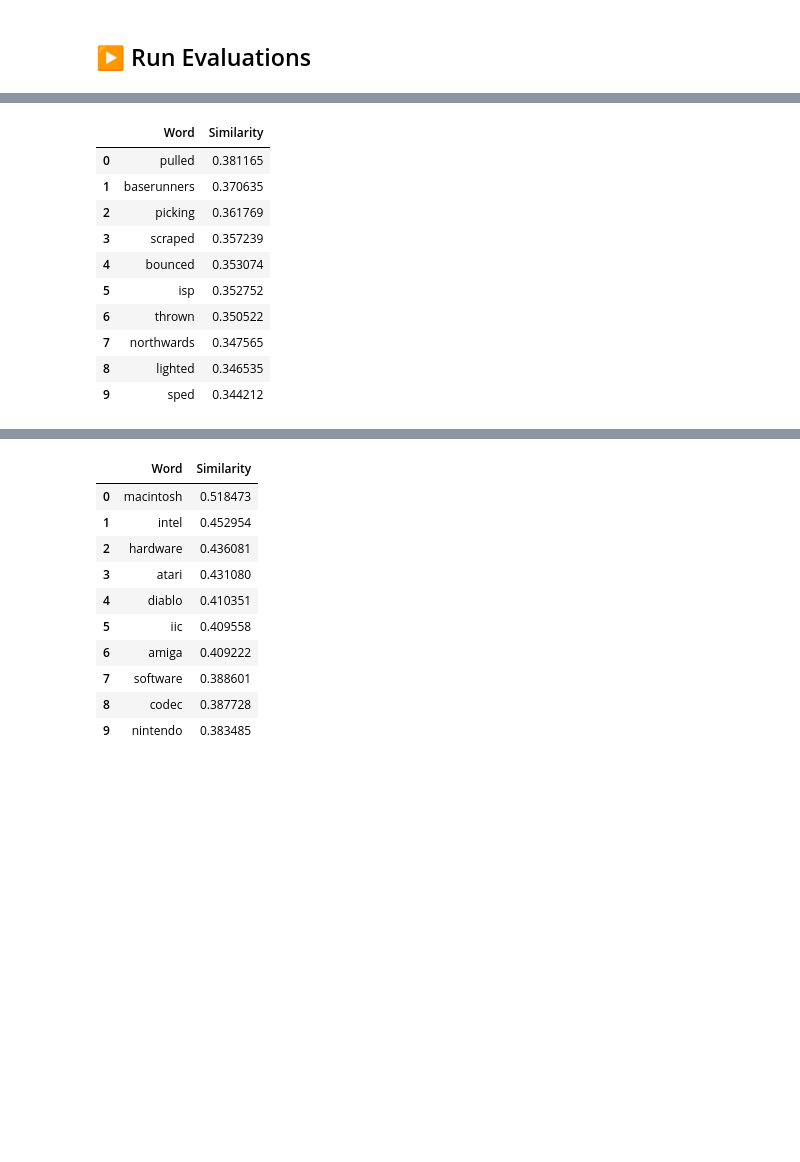
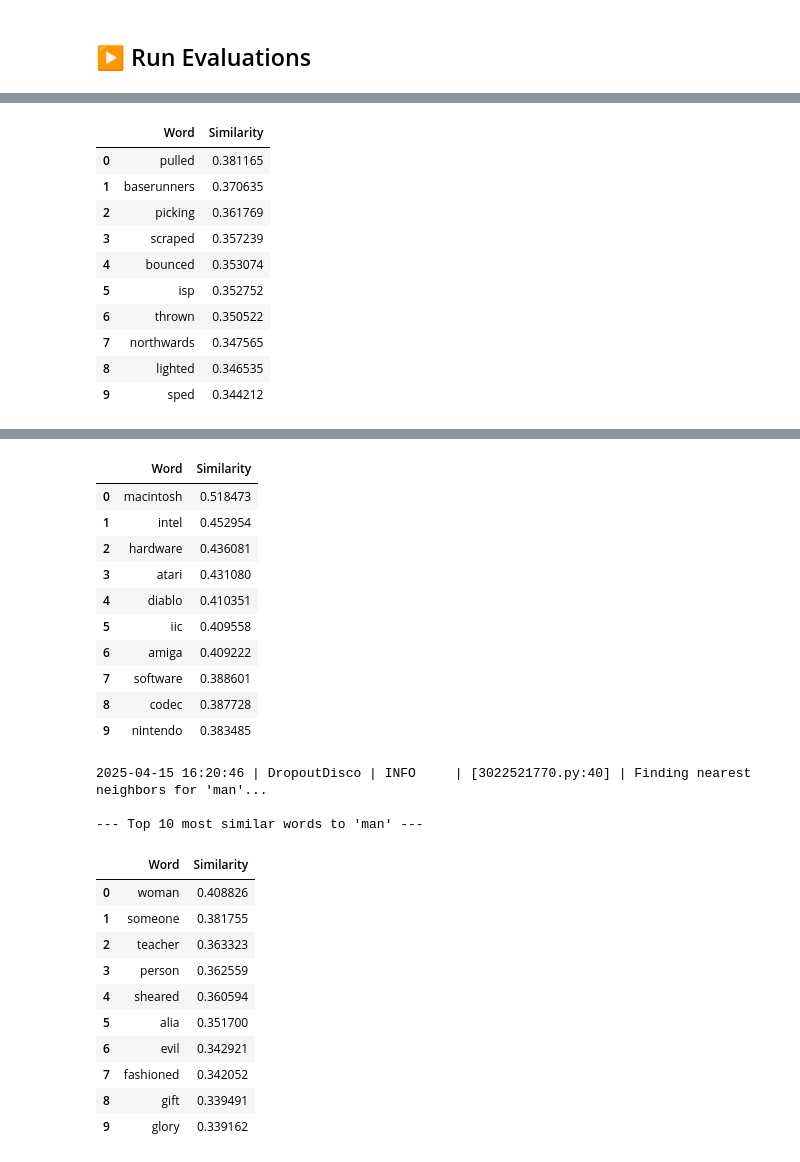
Before and after one commit to ocmoney/Dropout_Disco, a Jupyter notebook: notebooks/03_evaluate_word2vec.ipynb, the cells around one changed output, grey strips where cells are left out. Drawn from its saved outputs; the diff is of its cells as text; code cells hidden in the pictures; blank space fills up the shorter version.

```diff
--- a/notebooks/03_evaluate_word2vec.ipynb
+++ b/notebooks/03_evaluate_word2vec.ipynb
@@ -220,7 +296,7 @@ def word_analogy(word_a: str, word_b: str, word_c: str, top_n: int = 5):
 ## ▶️ Run Evaluations
 # %%
 # --- Test Nearest Neighbors ---
-test_words = ['king', 'computer', 'france', 'history', 'running', 'apple']
+test_words = ['king', 'computer', 'france', 'history', 'running', 'apple', 'man']
 
 if embedding_matrix is not None:
     for word in test_words:
@@ -302,16 +378,30 @@ else:
 
 --- Top 10 most similar words to 'apple' ---
 |  | Word | Similarity |
 | 0 | macintosh | 0.518473 |
 | 1 | intel | 0.452954 |
 | 2 | hardware | 0.436081 |
 | 3 | atari | 0.431080 |
 | 4 | diablo | 0.410351 |
 | 5 | iic | 0.409558 |
 | 6 | amiga | 0.409222 |
 | 7 | software | 0.388601 |
 | 8 | codec | 0.387728 |
 | 9 | nintendo | 0.383485 |
+2025-04-15 16:20:46 | DropoutDisco | INFO     | [3022521770.py:40] | Finding nearest neighbors for 'man'...
+
+--- Top 10 most similar words to 'man' ---
+|  | Word | Similarity |
+| 0 | woman | 0.408826 |
+| 1 | someone | 0.381755 |
+| 2 | teacher | 0.363323 |
+| 3 | person | 0.362559 |
+| 4 | sheared | 0.360594 |
+| 5 | alia | 0.351700 |
+| 6 | evil | 0.342921 |
+| 7 | fashioned | 0.342052 |
+| 8 | gift | 0.339491 |
+| 9 | glory | 0.339162 |
 # %%
 # --- Test Word Analogies ---
 analogies = [
```
Also changed, not shown: parts of 5 cells of this notebook.
